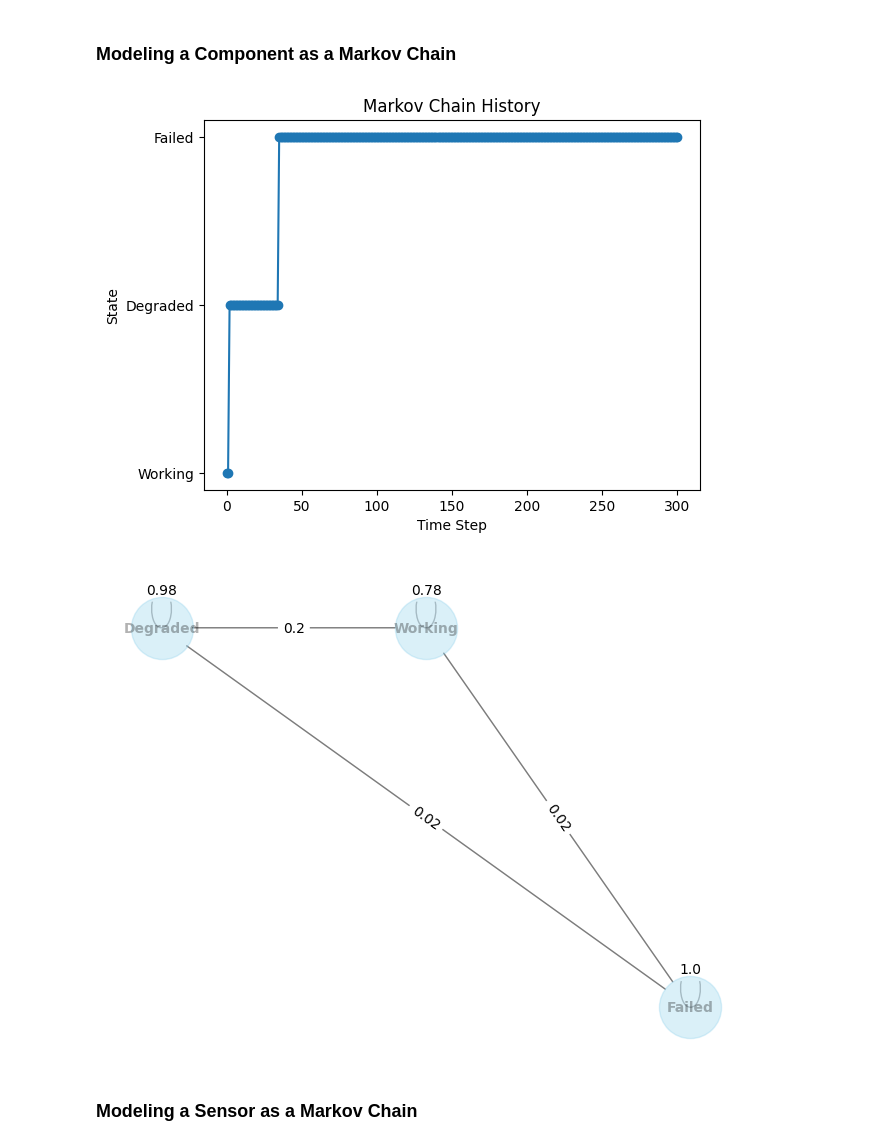
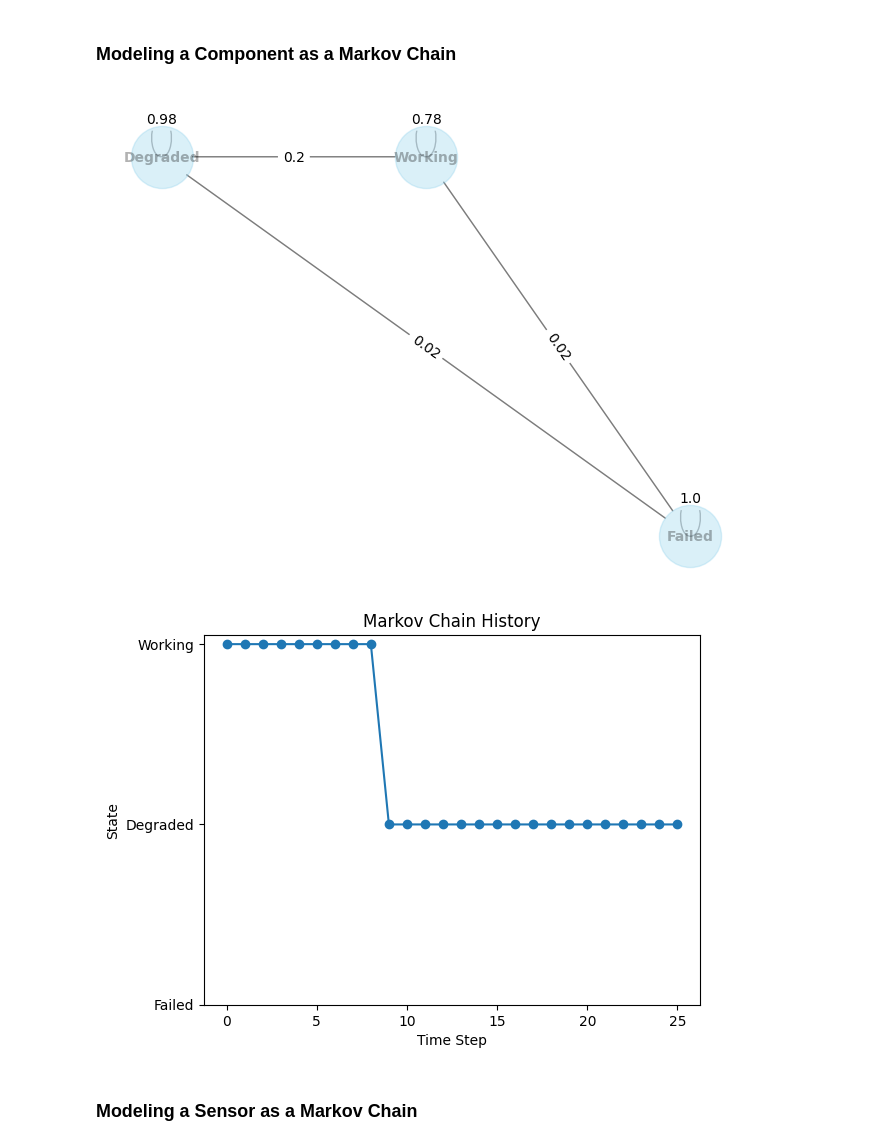
Before and after one commit to andreyaW/KISS, a Jupyter notebook: shipClassTests/comp_tests.ipynb, the cells around one changed output. Saved outputs shown, nothing was run; the diff lists cells and outputs as text; code cells hidden in the pictures.

```diff
--- a/shipClassTests/comp_tests.ipynb
+++ b/shipClassTests/comp_tests.ipynb
@@ -9,28 +9,24 @@ print(sys.path)
 # %%
 import numpy as np
 
 from shipClass.Component import Component
 
 # setup the component as a Markov Chain
 states = {0: 'Failed',
           1: 'Degraded',
           2: 'Working'}
 
 transition_mat = np.array([[1, 0, 0],
                            [0.02, 0.98, 0],
                            [0.02, 0.20, 0.78]])
 
-# transition_mat = np.array([[1, 0.02, 0.01],
-#                            [0, 0.98, 0.01],
-#                            [0, 0, 0.98]])
-
 c1 = Component("comp1", states, transition_mat)
-c1.simulate(300)
+c1.simulate(25)
+c1.drawChain()
 c1.plotHistory()
-c1.drawChain()
 # %% [output]
-[figure, old version]
+[figure, new version]
-[figure, old version]
+[figure, new version]
 # %% [markdown]
 ### Modeling a Sensor as a Markov Chain
 # %%
```
Also changed, not shown: parts of 2 cells of this notebook, 3 other files.
